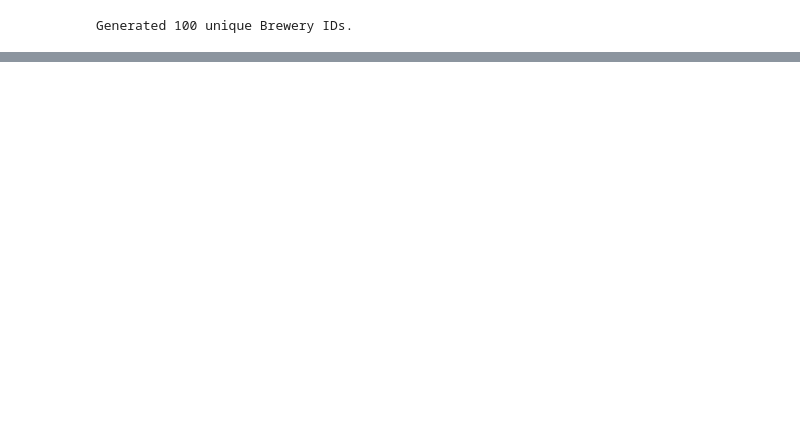
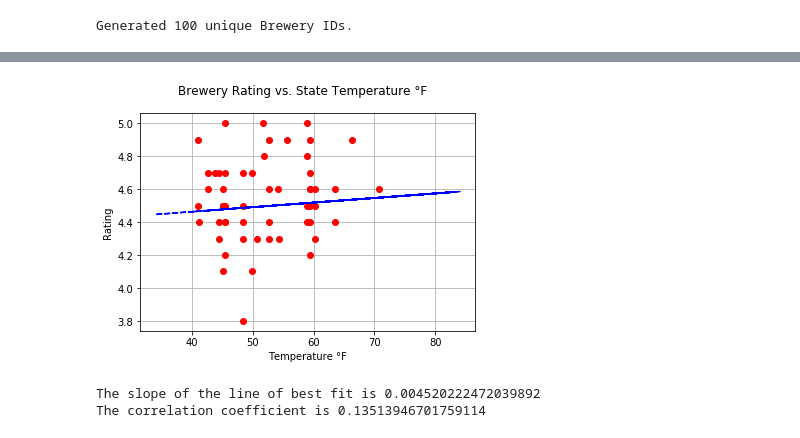
Before and after one commit to gmurphy794/InfoBeermatics, a Jupyter notebook: Beer Project.ipynb, the cells around one changed output, grey strips where cells are left out. Drawn from its saved outputs; the diff is of its cells as text; code cells hidden in the pictures; blank space fills up the shorter version.

```diff
--- a/Beer Project.ipynb
+++ b/Beer Project.ipynb
@@ -321,0 +331,25 @@ The correlation coefficient is 0.2747090249805626
+# %%
+#Making Line of Best Fit for State Temp
+(slope2, intercept2, _, _, _) = linregress(dataset_clean2['Average Yearly Temp'],
+                                         dataset_clean2['rating'])
+fit2 = slope2 * dataset_clean2['Average Yearly Temp'] + intercept2
+
+#Making plot
+fig2, ax2 = plt.subplots()
+fig2.suptitle("Brewery Rating vs. State Temperature °F", fontsize=12)
+
+ax2.set_xlabel("Temperature °F")
+ax2.set_ylabel("Rating")
+corr_coef2 = np.corrcoef(dataset_clean2['Average Yearly Temp'], dataset_clean2['rating'])[0, 1]
+ax2.plot(dataset_clean2['Average Yearly Temp'], dataset_clean2['rating'],
+        color = 'red', linewidth=0, marker='o')
+ax2.plot(dataset_clean2['temp'], fit, 'b--')
+plt.grid()
+plt.show()
+
+print('The slope of the line of best fit is ' + str(slope2))
+print(f'The correlation coefficient is {corr_coef2}')
+# %% [output]
+[figure, added]
+The slope of the line of best fit is 0.004520222472039892
+The correlation coefficient is 0.13513946701759114
```
Also changed, not shown: parts of 14 cells of this notebook, 3 other files.
